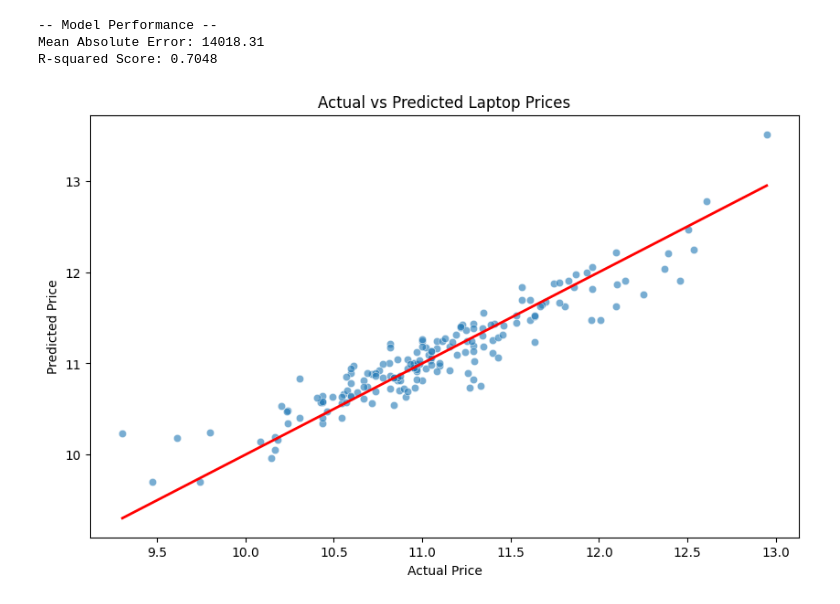
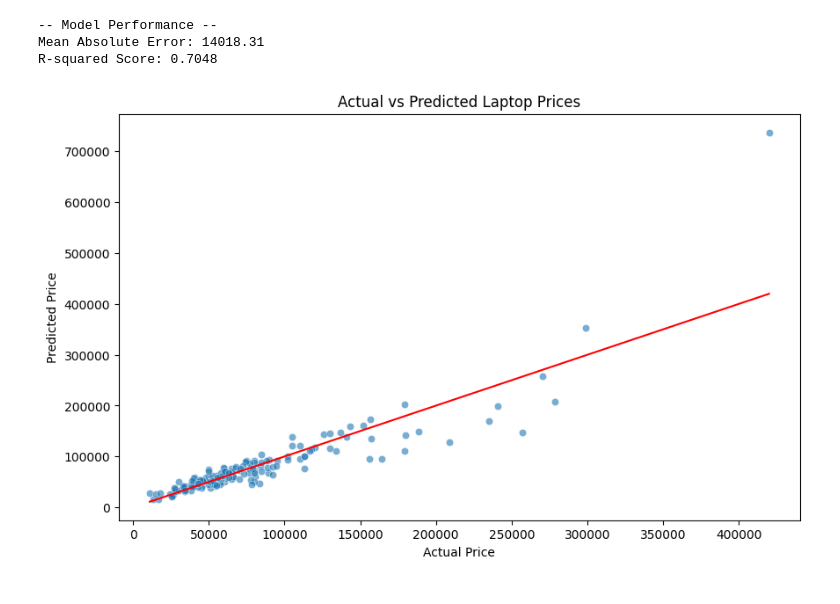
Before and after one commit to swjung333/Laptop_Price_Prediction_ML, a Jupyter notebook: laptop_price_analysis.ipynb, the cells around one changed output. Saved outputs shown, nothing was run; the diff lists cells and outputs as text; code cells hidden in the pictures.

Commit message:
Add files via upload
Changed from LogPrice to real Price in a final plot

```diff
--- a/laptop_price_analysis.ipynb
+++ b/laptop_price_analysis.ipynb
@@ -166,12 +166,12 @@ R-squared Score: 0.7048
 # %%
 # Visualize the predicted vs actual values
 plt.figure(figsize=(10, 6))
-sns.scatterplot(x=y_test, y=y_pred, alpha=0.6)
+sns.scatterplot(x=y_test_actual, y=y_pred_actual, alpha=0.6) #y_test_actual is used to represent the actual prices
 
-plt.plot([y_test.min(), y_test.max()], [y_test.min(), y_test.max()], color='red', lw=2)
+plt.plot([y_test_actual.min(), y_test_actual.max()], [y_test_actual.min(), y_test_actual.max()], color='red') # this line represents the ideal predictions where predicted values equal actual values and because it should be y = x, y_test_actual_min/max is used for both x and y
 plt.xlabel('Actual Price')
 plt.ylabel('Predicted Price')
 plt.title('Actual vs Predicted Laptop Prices')
 plt.show()
 # %% [output]
-[figure, old version]
+[figure, new version]
```
Also changed, not shown: parts of 1 cell of this notebook.
